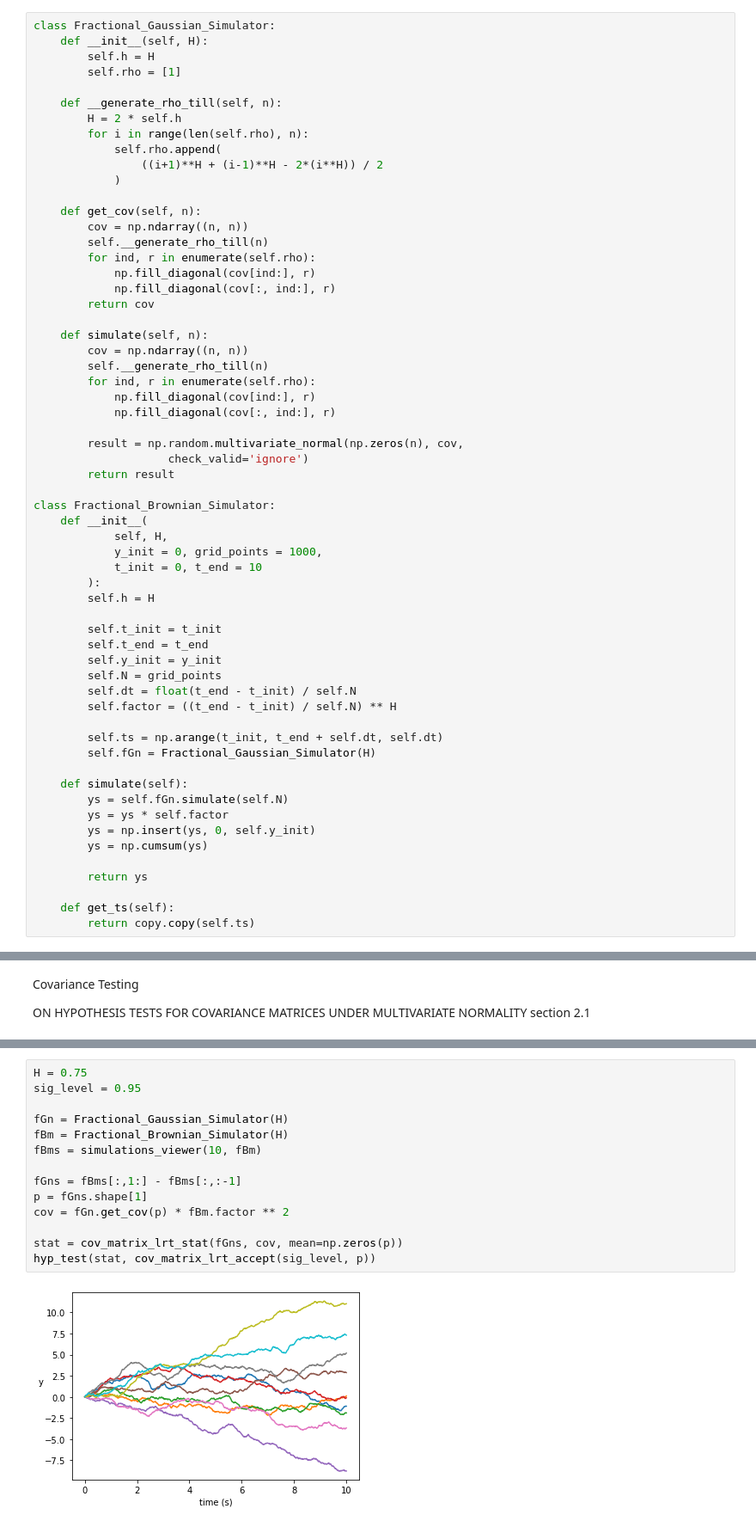
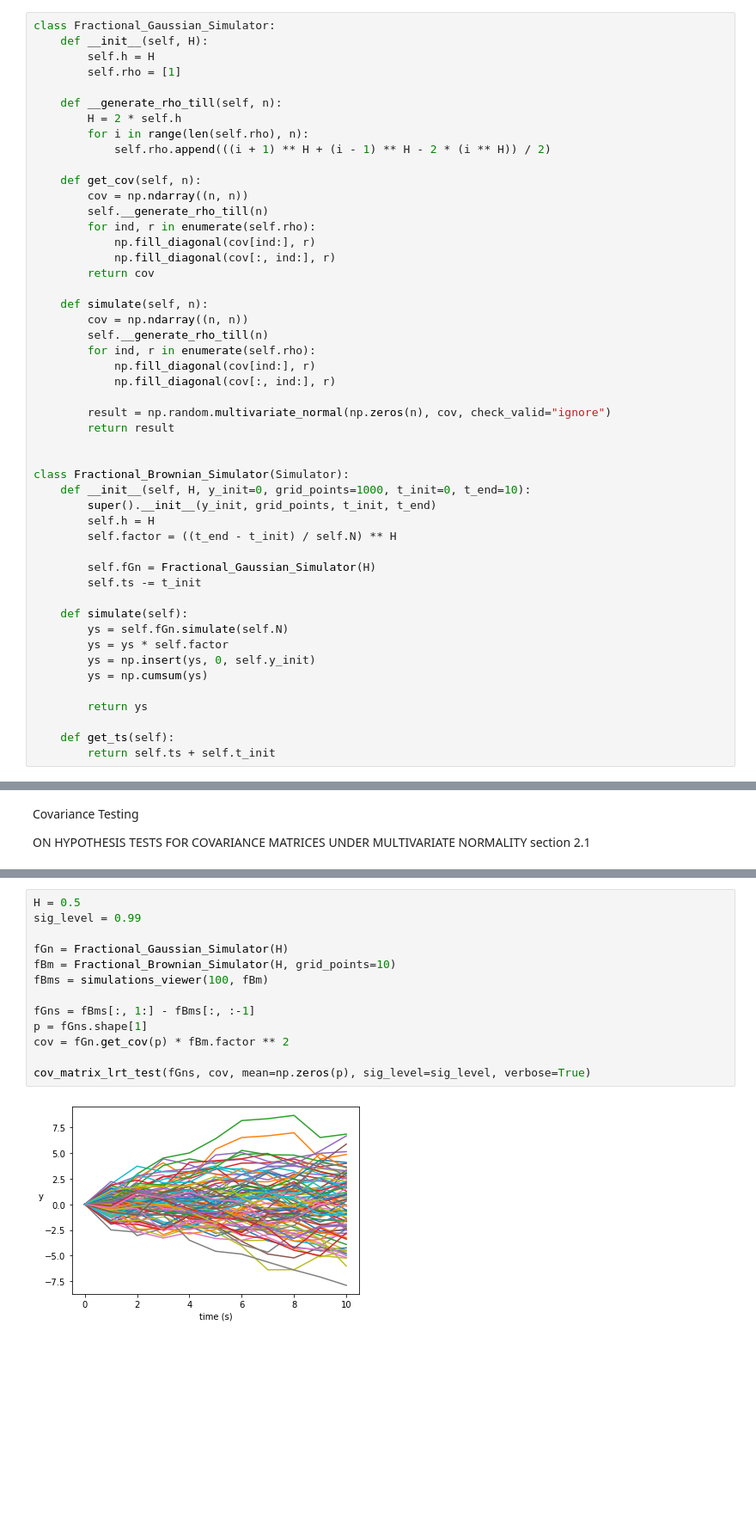
Before and after one commit to kaiboy05/fbm, a Jupyter notebook: Simulation.ipynb, the cells around one changed output, grey strips where cells are left out. Shown: that part at 86% size. Cells and saved outputs as stored; diff of their text form; blank space fills up the shorter version.

Commit message:
Added one more simulation methods

```diff
--- a/Simulation.ipynb
+++ b/Simulation.ipynb
@@ -114,9 +163,7 @@ class Fractional_Gaussian_Simulator:
     def __generate_rho_till(self, n):
         H = 2 * self.h
         for i in range(len(self.rho), n):
-            self.rho.append(
-                ((i+1)**H + (i-1)**H - 2*(i**H)) / 2
-            )
+            self.rho.append(((i + 1) ** H + (i - 1) ** H - 2 * (i ** H)) / 2)
 
     def get_cov(self, n):
         cov = np.ndarray((n, n))
@@ -133,27 +180,18 @@ class Fractional_Gaussian_Simulator:
             np.fill_diagonal(cov[ind:], r)
             np.fill_diagonal(cov[:, ind:], r)
 
-        result = np.random.multivariate_normal(np.zeros(n), cov,
-                    check_valid='ignore')
+        result = np.random.multivariate_normal(np.zeros(n), cov, check_valid="ignore")
         return result
 
-class Fractional_Brownian_Simulator:
-    def __init__(
-            self, H,
-            y_init = 0, grid_points = 1000,
-            t_init = 0, t_end = 10
-        ):
+
+class Fractional_Brownian_Simulator(Simulator):
+    def __init__(self, H, y_init=0, grid_points=1000, t_init=0, t_end=10):
+        super().__init__(y_init, grid_points, t_init, t_end)
         self.h = H
-
-        self.t_init = t_init
-        self.t_end = t_end
-        self.y_init = y_init
-        self.N = grid_points
-        self.dt = float(t_end - t_init) / self.N
         self.factor = ((t_end - t_init) / self.N) ** H
 
-        self.ts = np.arange(t_init, t_end + self.dt, self.dt)
         self.fGn = Fractional_Gaussian_Simulator(H)
+        self.ts -= t_init
 
     def simulate(self):
         ys = self.fGn.simulate(self.N)
@@ -164,7 +202,7 @@ class Fractional_Brownian_Simulator:
         return ys
 
     def get_ts(self):
-        return copy.copy(self.ts)
+        return self.ts + self.t_init
 # %%
 fBm = Fractional_Brownian_Simulator(0.5)
 simulations_viewer(10, fBm)
@@ -287,16 +382,15 @@ def cov_matrix_lrt_accept(sig_level, p):
 # %%
-H = 0.75
-sig_level = 0.95
+H = 0.5
+sig_level = 0.99
 
 fGn = Fractional_Gaussian_Simulator(H)
-fBm = Fractional_Brownian_Simulator(H)
-fBms = simulations_viewer(10, fBm)
+fBm = Fractional_Brownian_Simulator(H, grid_points=10)
+fBms = simulations_viewer(100, fBm)
 
-fGns = fBms[:,1:] - fBms[:,:-1]
+fGns = fBms[:, 1:] - fBms[:, :-1]
 p = fGns.shape[1]
 cov = fGn.get_cov(p) * fBm.factor ** 2
 
-stat = cov_matrix_lrt_stat(fGns, cov, mean=np.zeros(p))
-hyp_test(stat, cov_matrix_lrt_accept(sig_level, p))
+cov_matrix_lrt_test(fGns, cov, mean=np.zeros(p), sig_level=sig_level, verbose=True)
 # %% [output]
-[figure, old version]
+[figure, new version]
```
Also changed, not shown: parts of 20 cells of this notebook.
